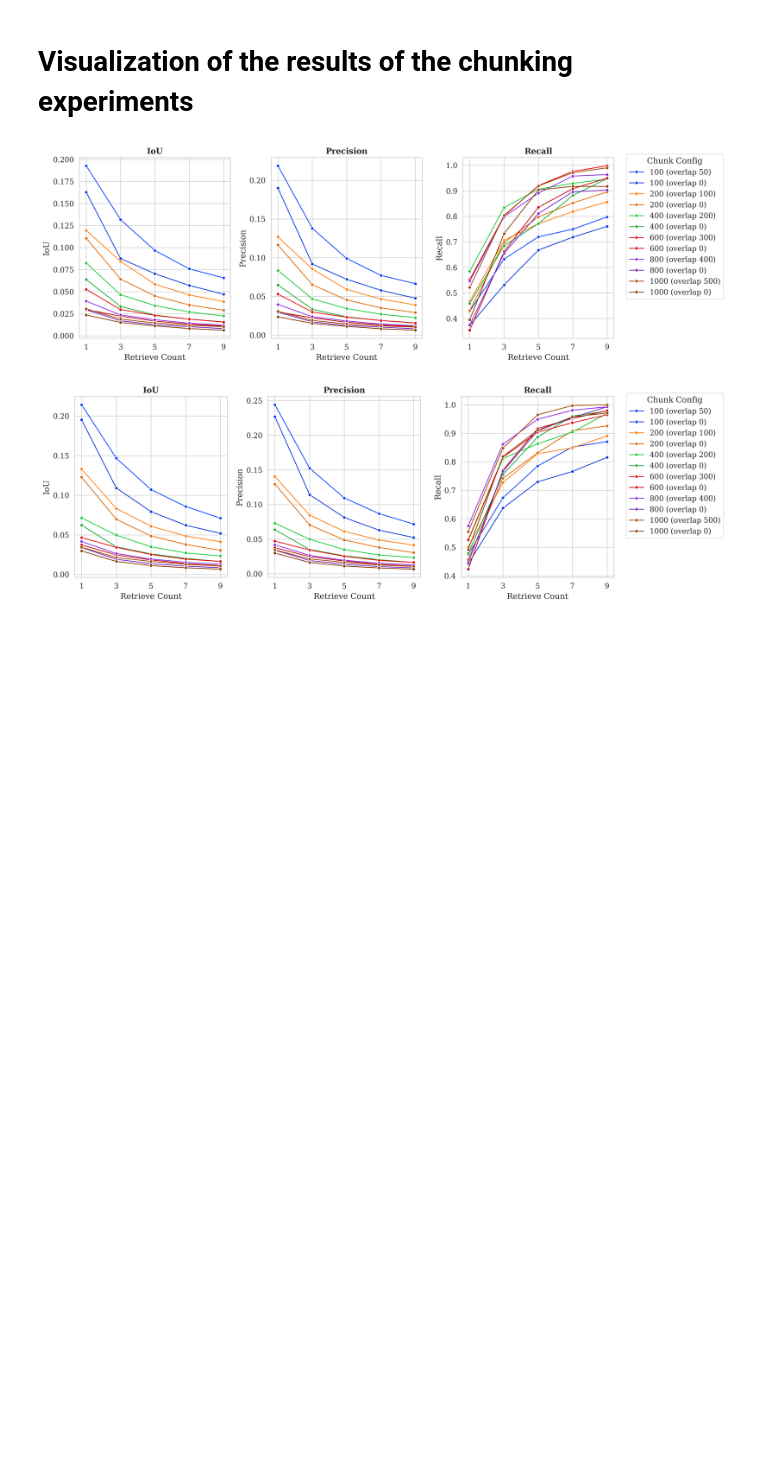
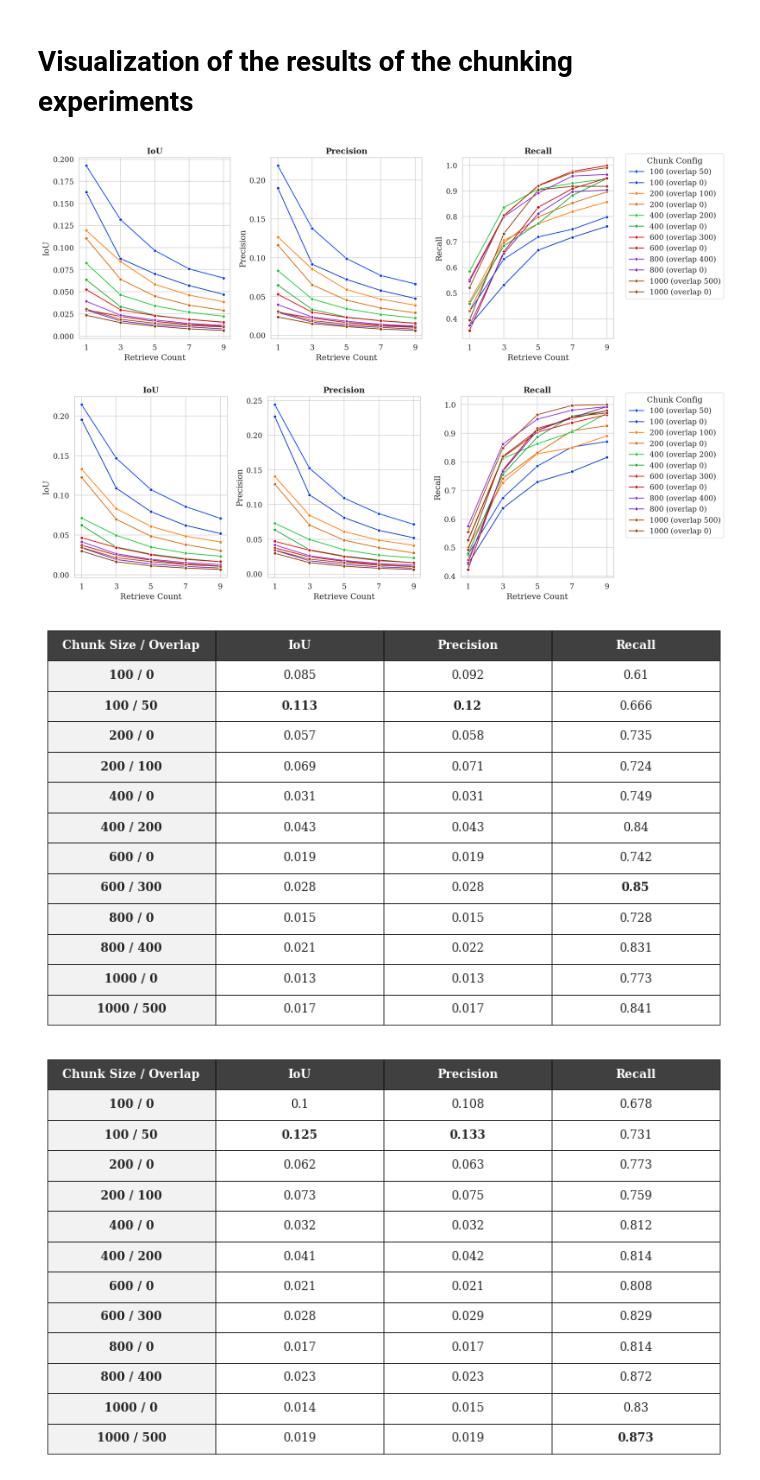
Before and after one commit to samarrik/chunking, a Jupyter notebook: reports/results/visualization.ipynb, the cells around one changed output. Cells and saved outputs as stored; diff of their text form; code cells hidden in the pictures; blank space fills up the shorter version.

Commit message:
Add report and additional visualization elements

```diff
--- a/reports/results/visualization.ipynb
+++ b/reports/results/visualization.ipynb
@@ -4,10 +4,8 @@
 from pathlib import Path
 
 import matplotlib.pyplot as plt
-import numpy as np
 import pandas as pd
 import seaborn as sns
-import yaml
 
 FIGURES_PATH = Path("figures/")
 
@@ -19,7 +17,7 @@ sns.set_theme(
     palette="pastel",
 )
 
-DPI = 300
+DPI = 150
 FIGSIZE_S = (8, 5)
 FIGSIZE_L = (15, 5)
 # %%
@@ -96,3 +72,65 @@ plot_metrics_comparison(
 # %% [output]
 [figure]
 [figure]
+# %%
+def plot_metrics_table(df, model_name, save_path):
+    df_filtered = df[df['embedding_function'] == model_name]
+
+    numeric_cols = df_filtered.select_dtypes(include=['float64', 'int64']).columns
+    group_data = df_filtered.groupby(
+        ['chunk_size', 'chunk_overlap'], as_index=False
+    )[numeric_cols].mean()
+
+    metric_cols = [m for m in ["iou", "precision", "recall", "f1"] if m in group_data.columns]
+    group_data[metric_cols] = group_data[metric_cols].round(3)
+    group_data["Config"] = group_data.apply(
+        lambda row: f"{int(row['chunk_size'])} / {int(row['chunk_overlap'])}", axis=1
+    )
+
+    table_data = group_data.sort_values("chunk_size")[["Config"] + metric_cols]
+
+    metric_display_names = {
+        "iou": "IoU",
+        "precision": "Precision",
+        "recall": "Recall",
+    }
+
+    column_names = ["Chunk Size / Overlap"] + [metric_display_names[m] for m in metric_cols]
+    table_data.columns = column_names
+
+    fig, ax = plt.subplots(figsize=(6, 4))
+    ax.axis('off')
+
+    table = ax.table(
+        cellText=table_data.values,
+        colLabels=table_data.columns,
+        loc='center',
+        cellLoc='center'
+    )
+    table.auto_set_font_size(False)
+    table.set_fontsize(9)
+    table.scale(1.2, 1.5)
+
+    # Style table cells
+    for (row, col), cell in table._cells.items():
+        cell.set_edgecolor('black')
+        cell.set_linewidth(0.5)
+        if row == 0:
+            cell.set_text_props(weight='bold', color='white')
+            cell.set_facecolor('#404040')
+        else:
+            cell.set_facecolor('#f2f2f2' if col == 0 else 'white')
+            if col == 0:
+                cell.set_text_props(weight='bold')
+            elif table_data.iloc[row-1, col] == table_data[table_data.columns[col]].max():
+                cell.get_text().set_fontweight('bold')
+
+    plt.subplots_adjust(left=1, right=2, top=2, bottom=1)
+    plt.savefig(str(save_path), bbox_inches='tight', pad_inches=0, dpi=DPI)
+    plt.show()
+
+plot_metrics_table(df, "all-MiniLM-L6-v2", FIGURES_PATH / "metrics_table_all-MiniLM-L6-v2.png")
+plot_metrics_table(df, "multi-qa-mpnet-base-dot-v1", FIGURES_PATH / "metrics_table_multi-qa-mpnet-base-dot-v1.png")
+# %% [output]
+[figure, added]
+[figure, added]
```
Also changed, not shown: parts of 1 cell of this notebook, 7 other files.
